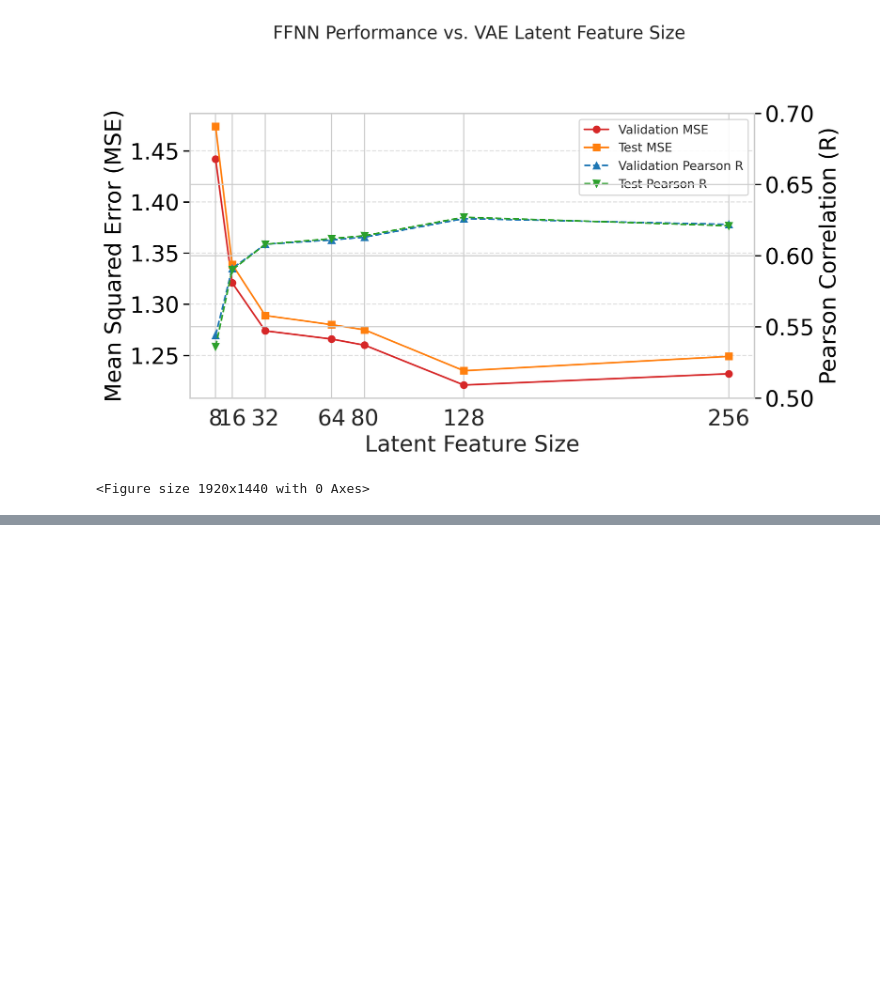
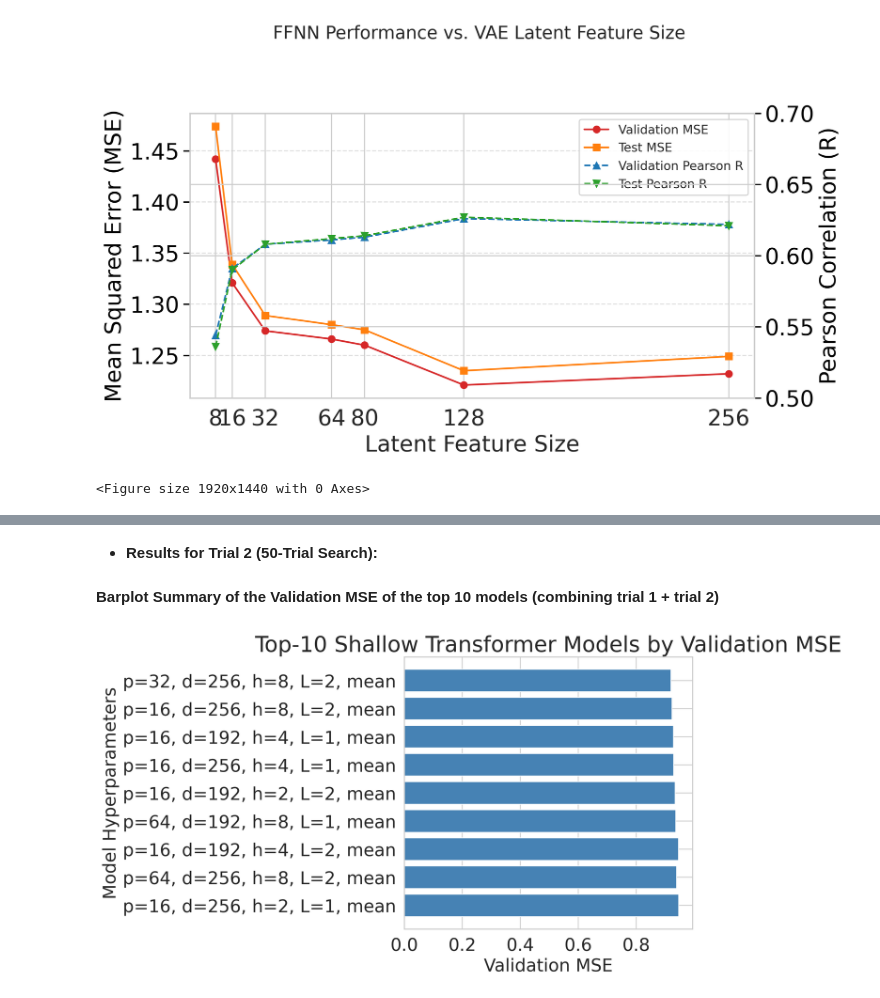
Before and after one commit to DeepIsoQ/DeepIsoQ, a Jupyter notebook: DeepIsoQ_final_overview.ipynb, the cells around one changed output, grey strips where cells are left out. Saved outputs shown, nothing was run; the diff lists cells and outputs as text; code cells hidden in the pictures; blank space fills up the shorter version.

Commit message:
final notebook (bulk, transf)

```diff
--- a/DeepIsoQ_final_overview.ipynb
+++ b/DeepIsoQ_final_overview.ipynb
@@ -383,0 +636,11 @@ plt.savefig("FFNN_Performance_Latent_Size.png", dpi=300, bbox_inches='tight')
+# %%
+#Set the theme for seaborn
+sns.set_theme(style="whitegrid")
+plt.rcParams.update({
+    "font.size": 20,
+    "axes.titlesize": 25,
+    "axes.labelsize": 20,
+    "xtick.labelsize": 20,
+    "ytick.labelsize": 20,
+    "figure.dpi": 300
+})
@@ -383,0 +758,35 @@ plt.savefig("FFNN_Performance_Latent_Size.png", dpi=300, bbox_inches='tight')
+# %%
+df_10 = pd.read_csv("~/DeepIsoQ/ShallowTransformer/ShallowTrans_v1/results_v1/arch_search_results.csv")
+# %% [markdown]
+- **Results for Trial 2 (50-Trial Search):**
+# %%
+df_50 = pd.read_csv("ShallowTransformer/ShallowTrans_v3_a100/results50/arch_search_results.csv")
+# %% [markdown]
+**Barplot Summary of the Validation MSE of the top 10 models (combining trial 1 + trial 2)**
+# %%
+df_all = pd.concat([df_10, df_50], ignore_index=True)
+
+# Sort and take top 10 by val MSE
+df_top10 = df_all.sort_values("val_mse").head(10).copy()
+
+# Construct readable labels for each model
+df_top10["label"] = (
+    "p=" + df_top10["patch_size"].astype(str)
+    + ", d=" + df_top10["d_model"].astype(str)
+    + ", h=" + df_top10["n_heads"].astype(str)
+    + ", L=" + df_top10["num_layers"].astype(str)
+    + ", " + df_top10["pooling"]
+)
+
+plt.figure(figsize=(10, 6))
+
+plt.barh(df_top10["label"], df_top10["val_mse"], color="steelblue")
+plt.xlabel("Validation MSE")
+plt.ylabel("Model Hyperparameters")
+plt.title("Top-10 Shallow Transformer Models by Validation MSE")
+
+plt.gca().invert_yaxis()  # Best model at top
+plt.tight_layout()
+plt.show()
+# %% [output]
+[figure, added]
```
Also changed, not shown: parts of 11 cells of this notebook.
